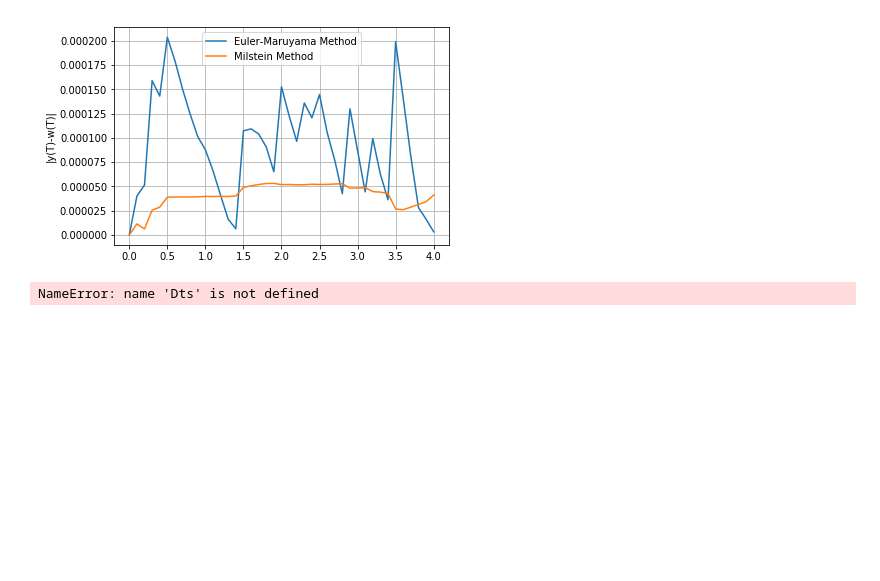
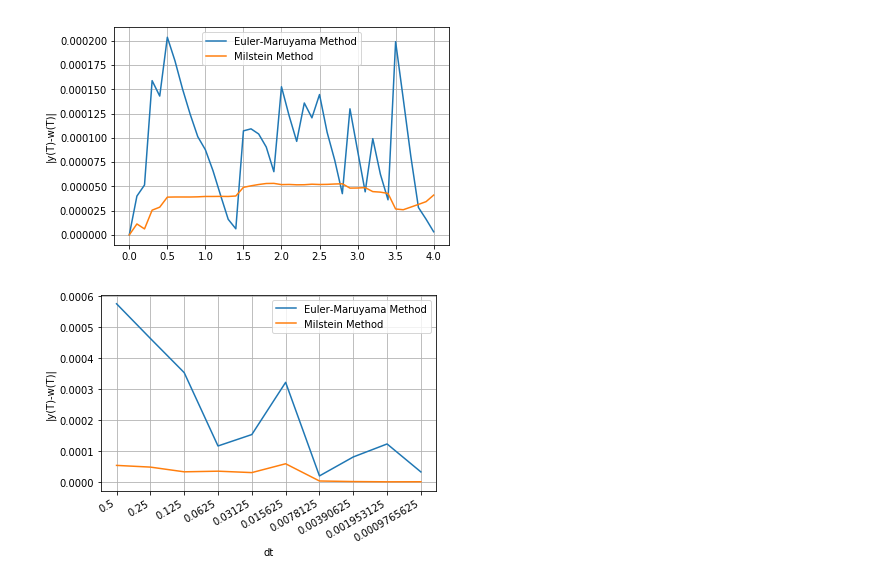
Before and after one commit to Jim00000/Numerical-Analysis, a Jupyter notebook: 9_Random_Numbers_And_Applications.ipynb, the cells around one changed output. Drawn from its saved outputs; the diff is of its cells as text; code cells hidden in the pictures; blank space fills up the shorter version.

```diff
--- a/9_Random_Numbers_And_Applications.ipynb
+++ b/9_Random_Numbers_And_Applications.ipynb
@@ -803,7 +803,7 @@ r = 0.1
 sigma = 0.3
 
 # For each dt
-for i in range(Dts.size):
+for i in range(dts.size):
     dt = dts[i]
     times = np.arange(0, xlimit + dt, dt)
     dB = np.random.standard_normal(times.size) * np.sqrt(dt)
@@ -816,31 +816,31 @@ for i in range(Dts.size):
         # Euler-Maruyama
         ws[j + 1] = ws[j] + r * ws[j] * dt \
                           + sigma * ws[j] * dB[j]
         # Milstein
         wms[j + 1] = wms[j] + r * wms[j] * dt \
                             + sigma * wms[j] * dB[j] \
                             + 0.5 * pow(sigma, 2) * wms[j] * (pow(dB[j], 2) - dt)
     # Calculate y(T)
     tmp = dB
     tmp[-1] = 0
     B = np.cumsum(np.roll(tmp, 1))
     f = lambda y0, sigma, t, B : y0 * np.exp((r - 0.5 * np.power(sigma, 2)) * t + sigma * B)
     Y = f(y0, sigma, times, B)
 
     errs_em[i] = abs(Y[-1] - ws[-1])
     errs_m[i] = abs(Y[-1] - wms[-1])
 
 # Plot the chart
 fig, ax = plt.subplots()
 plt.xlabel('dt')
 plt.ylabel('|y(T)-w(T)|')
 xi = np.arange(dts.size)
 plt.xticks(xi, dts)
 plt.plot(xi, errs_em, label='Euler-Maruyama Method')
 plt.plot(xi, errs_m, label='Milstein Method')
 plt.grid(True, which='both')
 plt.legend()
 fig.autofmt_xdate()
 plt.show()
 # %% [output]
-NameError: name 'Dts' is not defined
+[figure, added]
```
